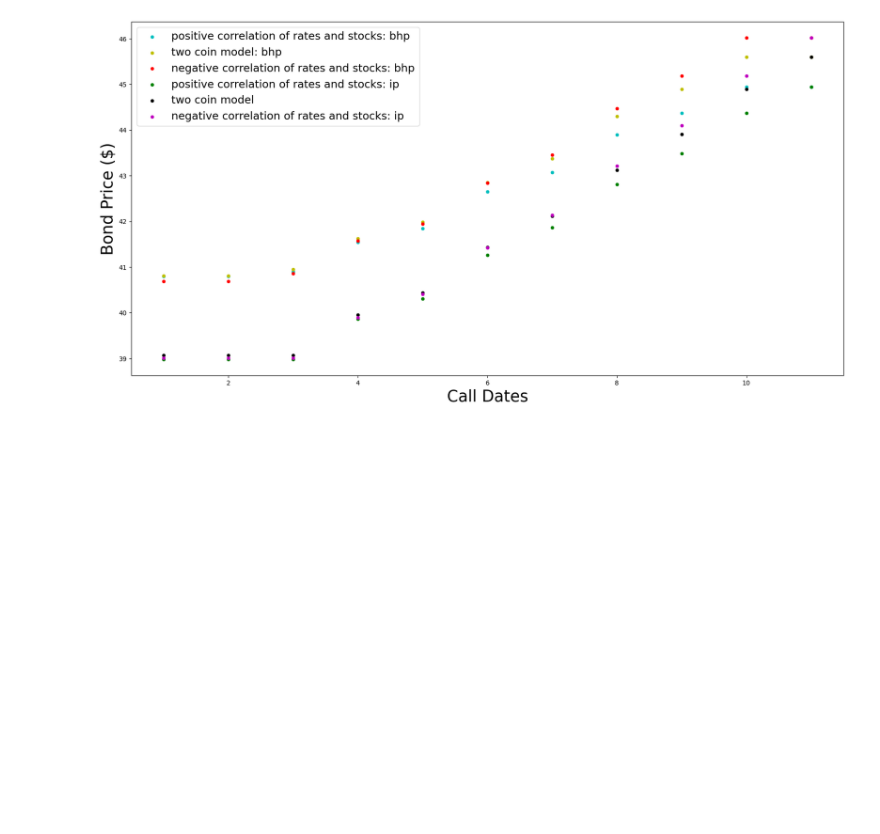
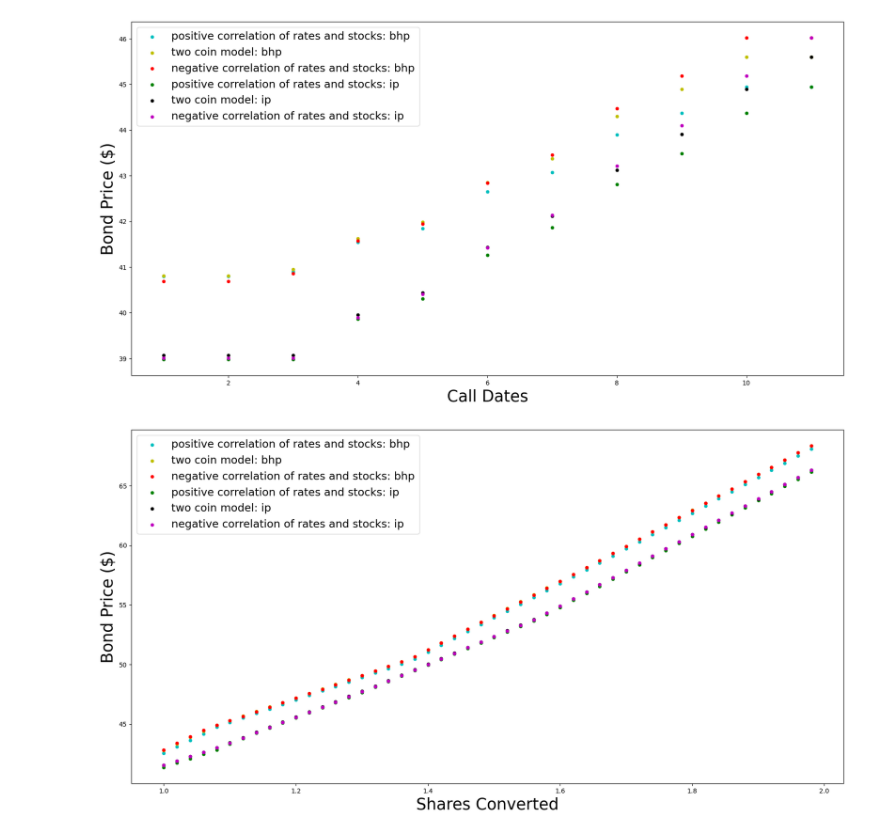
Before and after one commit to laurenjs888/convertible_bonds, a Jupyter notebook: two_coin_v3.ipynb, the cells around one changed output. Cells and saved outputs as stored; diff of their text form; code cells hidden in the pictures; blank space fills up the shorter version.

Commit message:
few more graphs: all in two_coin_v3.ipynb

```diff
--- a/two_coin_v3.ipynb
+++ b/two_coin_v3.ipynb
@@ -551,0 +605,18 @@ plt.show()
+# %%
+fig3 = plt.figure(figsize=(20,10))
+ax3 = fig3.add_subplot()
+plt.xlabel('Shares Converted', fontsize = 25)
+plt.ylabel('Bond Price ($)', fontsize = 25)
+
+ax3.scatter(xvals3, pc3a, s=20, c='c', label="positive correlation of rates and stocks: bhp")
+ax3.scatter(xvals3, ind3a, s=20, c='y', label="two coin model: bhp")
+ax3.scatter(xvals3, nc3a, s=20, c='r', label="negative correlation of rates and stocks: bhp")
+
+ax3.scatter(xvals3, pc3b, s=20, c='g', label="positive correlation of rates and stocks: ip")
+ax3.scatter(xvals3, ind3b, s=20, c='k', label="two coin model: ip")
+ax3.scatter(xvals3, nc3b, s=20, c='m', label="negative correlation of rates and stocks: ip")
+
+plt.legend(loc='upper left', fontsize = 17)
+plt.show()
+# %% [output]
+[figure, added]
```
Also changed, not shown: parts of 5 cells of this notebook.
